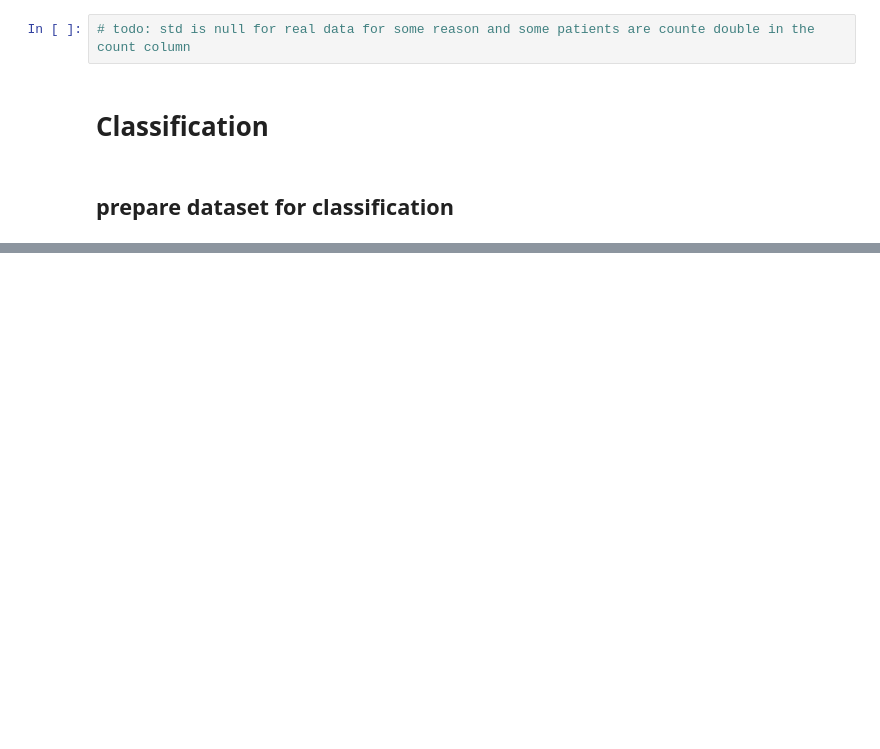
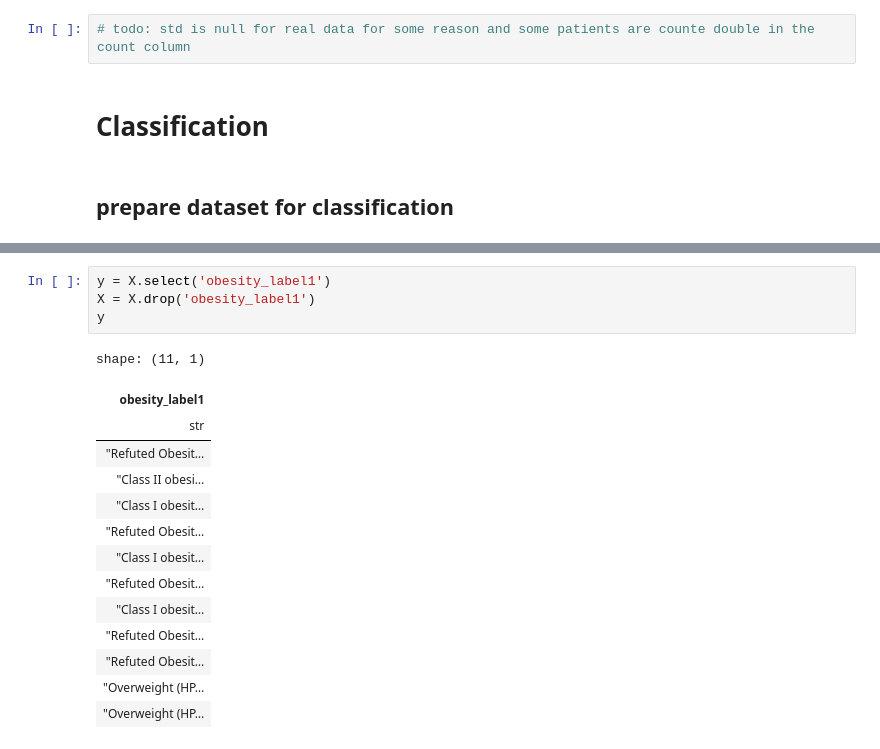
Before and after one commit to BIH-CEI/ERKER2Phenopackets, a Jupyter notebook: ERKER2Phenopackets/src/analysis/ml/analyse.ipynb, the cells around one changed output, grey strips where cells are left out. Saved outputs shown, nothing was run; the diff lists cells and outputs as text; blank space fills up the shorter version.

```diff
--- a/ERKER2Phenopackets/src/analysis/ml/analyse.ipynb
+++ b/ERKER2Phenopackets/src/analysis/ml/analyse.ipynb
@@ -770,0 +960,19 @@ for name, model in models.items():
+# %%
+y = X.select('obesity_label1')
+X = X.drop('obesity_label1')
+y
+# %% [output]
+shape: (11, 1)
+| obesity_label1 |
+| str |
+| "Refuted Obesit… |
+| "Class II obesi… |
+| "Class I obesit… |
+| "Refuted Obesit… |
+| "Class I obesit… |
+| "Refuted Obesit… |
+| "Class I obesit… |
+| "Refuted Obesit… |
+| "Refuted Obesit… |
+| "Overweight (HP… |
+| "Overweight (HP… |
```
Also changed, not shown: parts of 26 cells of this notebook, 2 other files.
